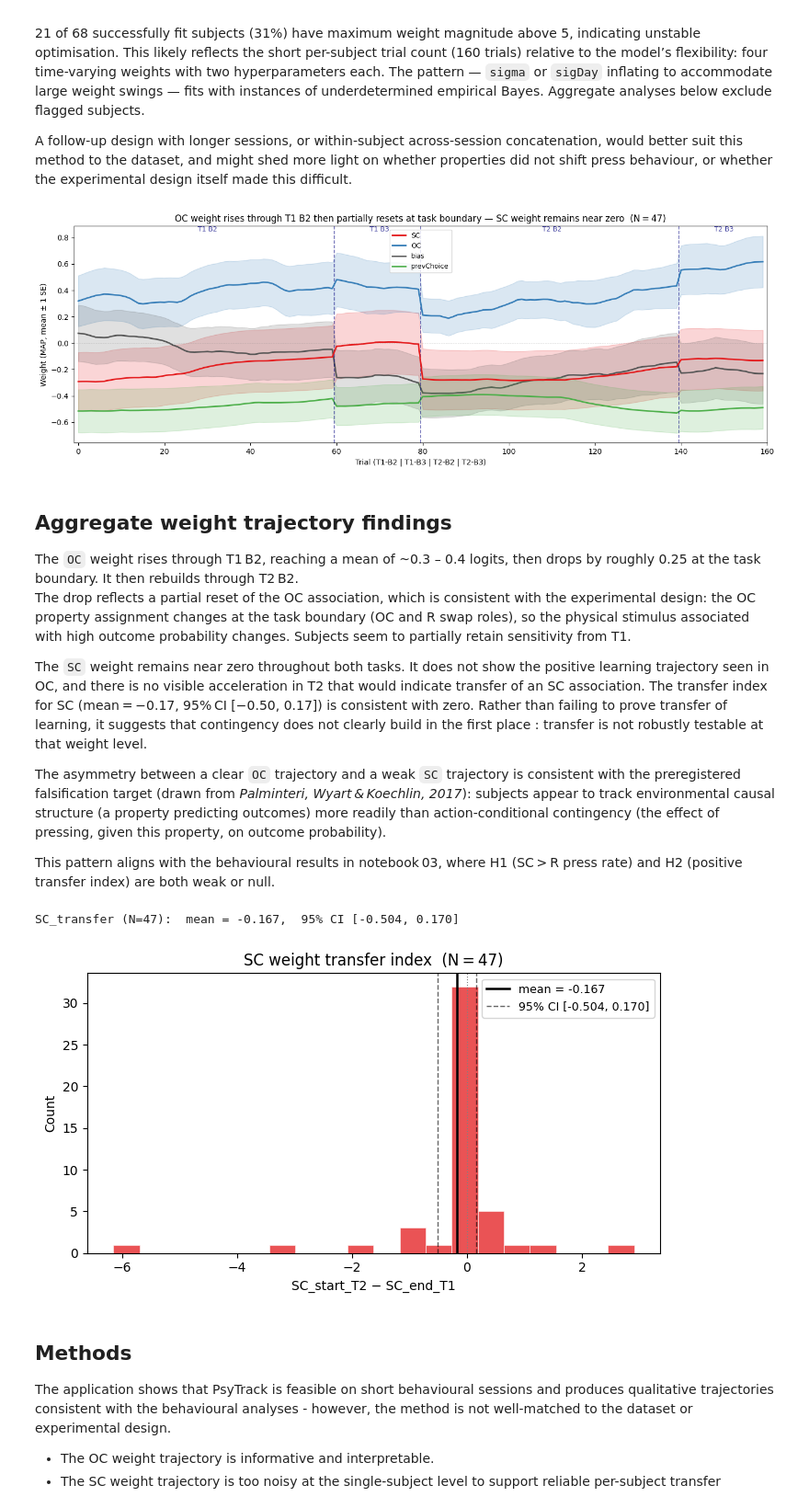
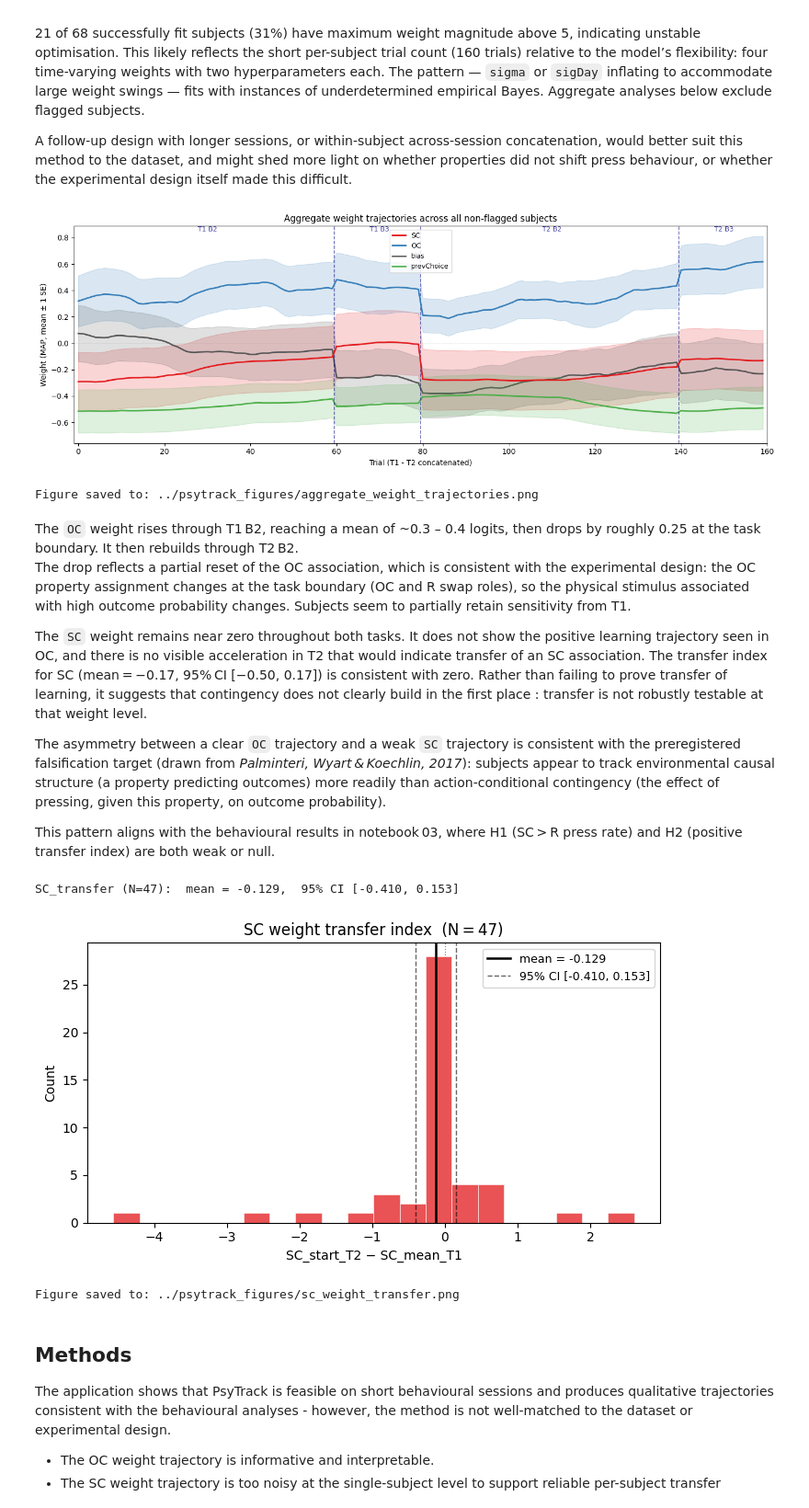
Before and after one commit to ninaedgley/contingency_simulation, a Jupyter notebook: notebooks/05_psytrack_implementation.ipynb, the cells around one changed output. Shown at 92% size. Drawn from its saved outputs; the diff is of its cells as text; code cells hidden in the pictures.

```diff
--- a/notebooks/05_psytrack_implementation.ipynb
+++ b/notebooks/05_psytrack_implementation.ipynb
@@ -242,6 +239,8 @@ Per-task fits (3 illustrative subjects):
   67792abbab2fa21b T1: log evidence = -65.8
   67792abbab2fa21b T2: log evidence = -65.0
 # %%
+# Figures - Individual weight trajectories across tasks
+
 fig, axes = plt.subplots(2, len(test_subjects), figsize=(5 * len(test_subjects), 7), sharey="row")
 
 for row, task in enumerate([1, 2]):
@@ -261,7 +260,7 @@ for row, task in enumerate([1, 2]):
             ax.fill_between(t, w - s, w + s, color=c, alpha=0.18)
             ax.plot(t, w, color=c, lw=1.8, label=name, zorder=WEIGHT_ZORDER.get(name, 3))
 
-        ax.set_xlabel("Trial within task", fontsize=9)
+        ax.set_xlabel("Trial", fontsize=9)
         if col == 0:
             ax.set_ylabel(f"Task {task} \u2014 weight", fontsize=9)
         if row == 0:
@@ -274,6 +273,7 @@ fig.suptitle(
     fontsize=11,
 )
 plt.tight_layout()
-plt.savefig(FIGURES_PATH / "per_task_weight_trajectories.png", dpi=150)
+plt.savefig(FIGURES_PATH / "individual_weight_trajectories.png", dpi=150)
 plt.show()
+print("Figures saved to:", FIGURES_PATH / "individual_weight_trajectories.png")
 # %% [output]
@@ -289,6 +290,8 @@ Despite these swings, the three test subjects were kept - they represent the ran
 
 Weights are in logit space, so a weight of +1 on OC corresponds to an increase in press probability from 50% (at bias only) to approximately 73% when OC-positive is present. Weights above ~3 imply near-deterministic pressing and are an indicator of overfitting on short sequences. Given the small trial count relative to PsyTrack's typical range, this is unsurprising.
 # %%
+# Figures - Predicted vs empirical press rate (10-trial rolling mean)
+
 fig, axes = plt.subplots(len(test_subjects), 2, figsize=(12, 3.5 * len(test_subjects)), sharey=True)
 
 for row, subject_id in enumerate(test_subjects):
@@ -309,11 +312,12 @@ for row, subject_id in enumerate(test_subjects):
         roll_pred = pd.Series(p_pred).rolling(10, min_periods=1, center=True).mean().values
         roll_emp  = pd.Series(y).rolling(10, min_periods=1, center=True).mean().values
 
+        # Figures
         ax.plot(t, roll_pred, color=WEIGHT_COLORS["SC"], lw=2.0, label="model")
         ax.plot(t, roll_emp,  color="black", lw=1.5, ls="--", alpha=0.7, label="empirical")
         ax.axvline(59.5, color="navy", lw=1.0, ls=":", alpha=0.6)
         ax.set_ylim(-0.07, 1.07)
-        ax.set_xlabel("Trial within task", fontsize=9)
+        ax.set_xlabel("Trial", fontsize=9)
         if col == 0:
             ax.set_ylabel(subject_id[:8] + "…", fontsize=9)
         if row == 0:
@@ -322,10 +326,11 @@ for row, subject_id in enumerate(test_subjects):
             ax.legend(fontsize=8, loc="upper right")
 
 fig.suptitle(
-    "Predicted vs empirical press rate — three test subjects (10-trial rolling mean)",
+    "Predicted vs empirical press rate (10-trial rolling mean)",
     fontsize=11,
 )
 plt.tight_layout()
-plt.savefig(FIGURES_PATH / "psytrack_behavioural_validation.png", dpi=150)
+plt.savefig(FIGURES_PATH / "predicted_vs_empirical_press_rate.png", dpi=150)
 plt.show()
+print("Figures saved to:", FIGURES_PATH / "predicted_vs_empirical_press_rate.png")
 # %% [output]
@@ -500,6 +650,9 @@ A follow-up design with longer sessions, or within-subject across-session concat
 good_fits = {sid: fit for sid, fit in v2_fits.items() if sid not in flagged_ids}
 wns = weight_names(next(iter(good_fits.values()))["weights"])  # sorted: [OC, SC, bias, prevChoice]
 t = np.arange(160)
+
+
+# Figure - Aggregate weight trajectories across all non-flagged subjects
 
 fig, ax = plt.subplots(figsize=(14, 5))
 
@@ -520,22 +673,20 @@ for x0, x1, label in [(0, 60, "T1 B2"), (60, 80, "T1 B3"), (80, 140, "T2 B2"), (
     ax.annotate(label, xy=((x0 + x1) / 2, 1.0), xycoords=("data", "axes fraction"),
                 ha="center", va="top", fontsize=9, color="navy", alpha=0.75)
 
-ax.set_xlabel("Trial (T1-B2 | T1-B3 | T2-B2 | T2-B3)")
+ax.set_xlabel("Trial (T1 - T2 concatenated)")
 ax.set_ylabel("Weight (MAP, mean \u00b1 1 SE)")
-ax.set_title(
-    f"OC weight rises through T1 B2 then partially resets at task boundary — "
-    f"SC weight remains near zero  (N\u202f=\u202f{len(good_fits)})"
-)
+ax.set_title("Aggregate weight trajectories across all non-flagged subjects")
 ax.legend(fontsize=9)
 ax.set_xlim(-1, 160)
+
 plt.tight_layout()
-plt.savefig(FIGURES_PATH / "psytrack_aggregate_concatenated.png", dpi=150)
+plt.savefig(FIGURES_PATH / "aggregate_weight_trajectories.png", dpi=150)
 plt.show()
+print("Figure saved to:", FIGURES_PATH / "aggregate_weight_trajectories.png")
 # %% [output]
-[figure, old version]
+[figure, new version]
+Figure saved to: ../psytrack_figures/aggregate_weight_trajectories.png
 # %% [markdown]
-## Aggregate weight trajectory findings
-
 The `OC` weight rises through T1 B2, reaching a mean of ~0.3 – 0.4 logits, then drops by roughly 0.25 at the task boundary. It then rebuilds through T2 B2.
 The drop reflects a partial reset of the OC association, which is consistent with the experimental design: the OC property assignment changes at the task boundary (OC and R swap roles), so the physical stimulus associated with high outcome probability changes. Subjects seem to partially retain sensitivity from T1.
 
@@ -545,7 +696,6 @@ The asymmetry between a clear `OC` trajectory and a weak `SC` trajectory is cons
 
 This pattern aligns with the behavioural results in notebook 03, where H1 (SC > R press rate) and H2 (positive transfer index) are both weak or null.
 # %%
-TRANSFER_PATH = Path("../data/processed/psytrack_weight_transfer.csv")
 wns_t = weight_names(next(iter(v2_fits.values()))["weights"])
 
 rows = []
@@ -554,42 +704,44 @@ for subject_id, fit in v2_fits.items():
     row = {"subject_id": subject_id}
     for wname in ["SC", "OC", "prevChoice"]:
         idx = wns_t.index(wname)
         w = wMode[idx]
-        end_t1   = float(w[55:60].mean())   # last 5 trials of T1-B2
-        start_t2 = float(w[80:85].mean())   # first 5 trials of T2-B2
-        row[f"{wname}_end_T1"]   = end_t1
+        mean_t1  = float(w[:80].mean())
+        start_t2 = float(w[80:85].mean())
+        row[f"{wname}_mean_T1"]  = mean_t1
         row[f"{wname}_start_T2"] = start_t2
-        row[f"{wname}_transfer"] = start_t2 - end_t1
+        row[f"{wname}_transfer"] = start_t2 - mean_t1
     rows.append(row)
 
 transfer_df = pd.DataFrame(rows)
 transfer_df.to_csv(TRANSFER_PATH, index=False)
 
 
-# SC transfer summary across non-flagged subjects
+# Figure - SC transfer summary across non-flagged subjects
 
 sc_tr = transfer_df.loc[~transfer_df["subject_id"].isin(flagged_ids), "SC_transfer"]
 ci95 = 1.96 * sc_tr.std() / np.sqrt(len(sc_tr))
 print(f"SC_transfer (N={len(sc_tr)}):  mean = {sc_tr.mean():.3f},  95% CI [{sc_tr.mean() - ci95:.3f}, {sc_tr.mean() + ci95:.3f}]")
 
 fig, ax = plt.subplots(figsize=(7, 4))
 ax.hist(sc_tr, bins=20, color=WEIGHT_COLORS["SC"], alpha=0.75, edgecolor="white", linewidth=0.5)
 ax.axvline(sc_tr.mean(), color="black", lw=1.8, ls="-",
            label=f"mean = {sc_tr.mean():.3f}")
 ax.axvline(sc_tr.mean() - ci95, color="black", lw=1.0, ls="--", alpha=0.6)
 ax.axvline(sc_tr.mean() + ci95, color="black", lw=1.0, ls="--", alpha=0.6,
            label=f"95% CI [{sc_tr.mean() - ci95:.3f}, {sc_tr.mean() + ci95:.3f}]")
 ax.axvline(0, color="grey", lw=0.8, ls=":")
-ax.set_xlabel("SC_start_T2 \u2212 SC_end_T1")
+ax.set_xlabel("SC_start_T2 \u2212 SC_mean_T1")
 ax.set_ylabel("Count")
 ax.set_title(f"SC weight transfer index  (N\u202f=\u202f{len(sc_tr)})")
 ax.legend(fontsize=9)
 plt.tight_layout()
-plt.savefig(FIGURES_PATH / "psytrack_sc_transfer_histogram.png", dpi=150)
+plt.savefig(FIGURES_PATH / "sc_weight_transfer.png", dpi=150)
 plt.show()
+print("Figure saved to:", FIGURES_PATH / "sc_weight_transfer.png")
 # %% [output]
-SC_transfer (N=47):  mean = -0.167,  95% CI [-0.504, 0.170]
+SC_transfer (N=47):  mean = -0.129,  95% CI [-0.410, 0.153]
-[figure, old version]
+[figure, new version]
+Figure saved to: ../psytrack_figures/sc_weight_transfer.png
 # %% [markdown]
 ## Methods
 
```
Also changed, not shown: parts of 15 cells of this notebook, 24 other files.
